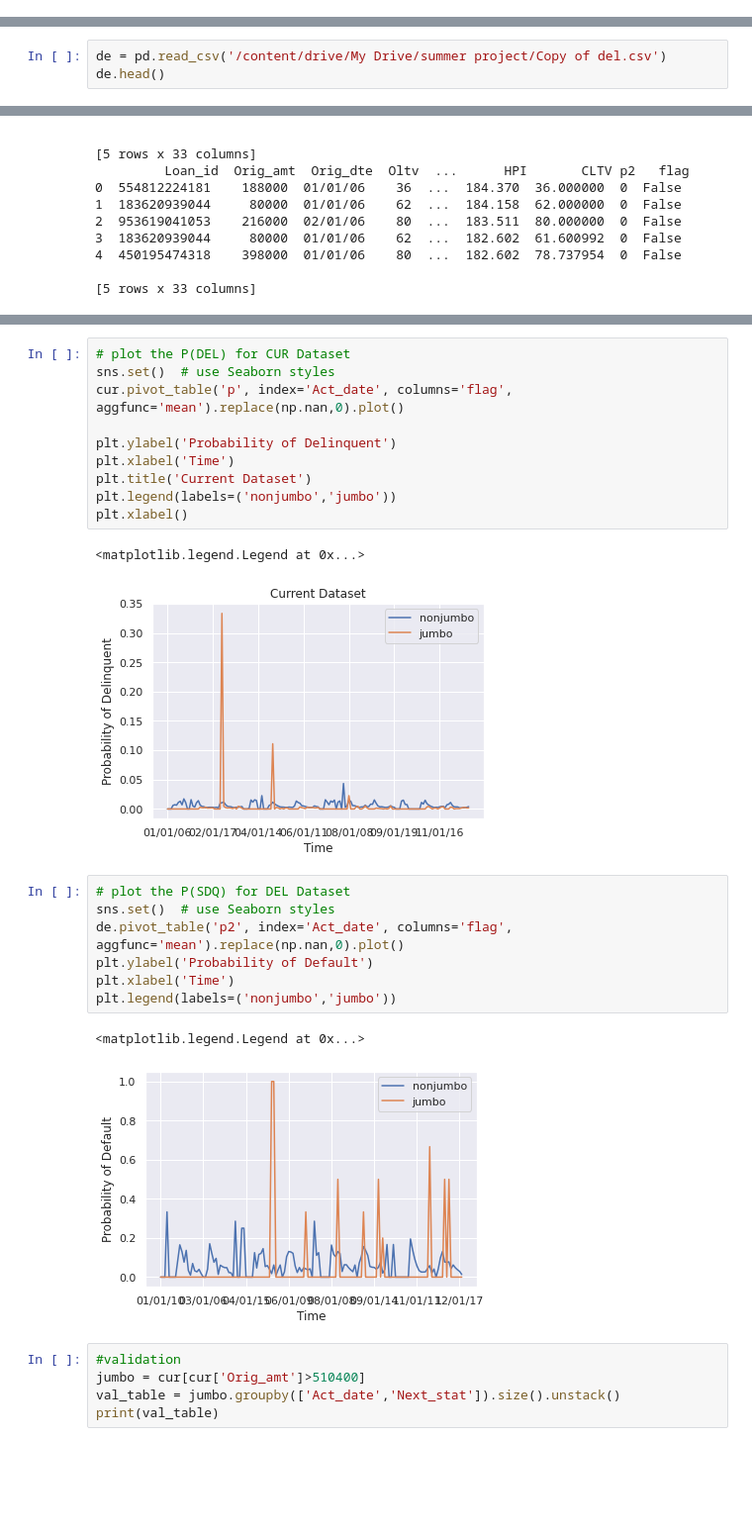
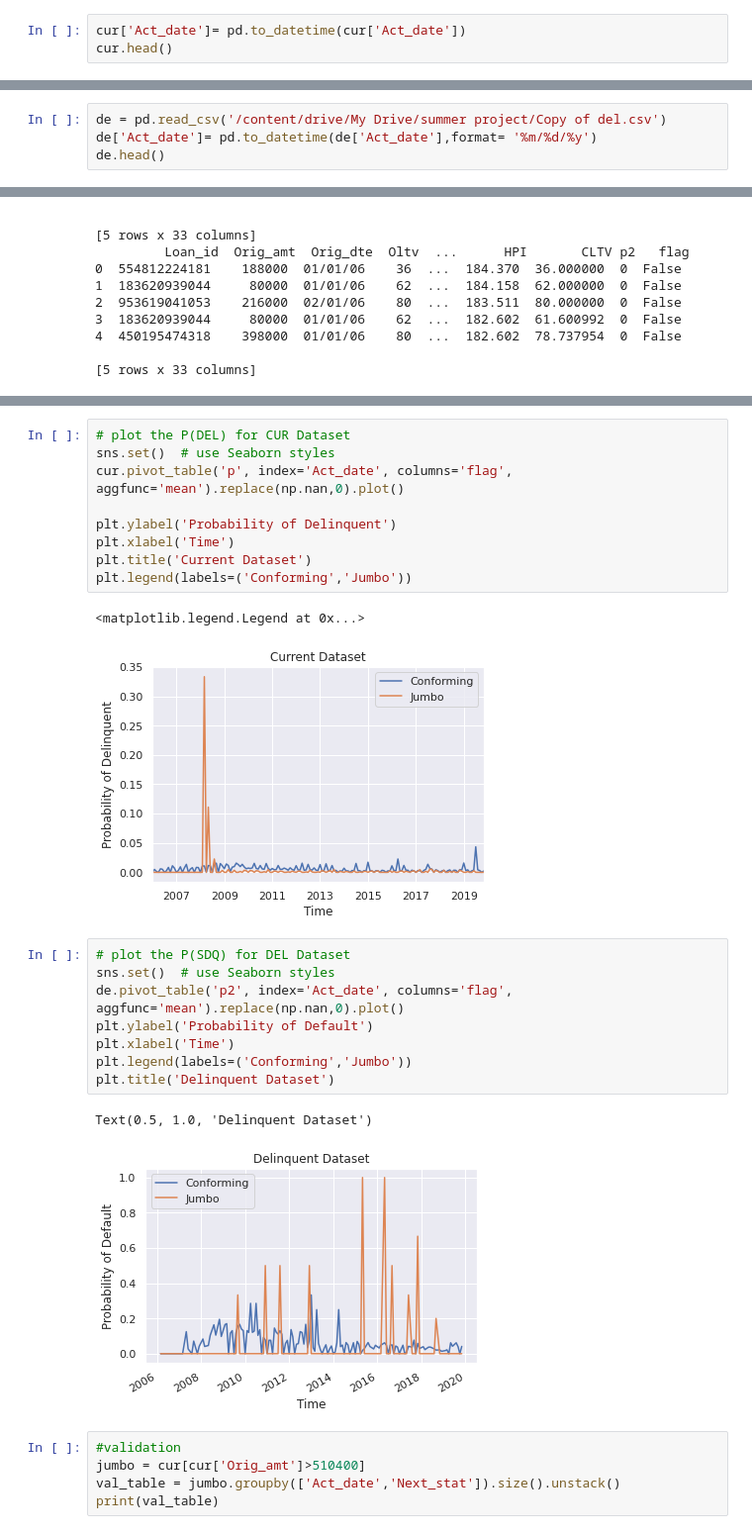
Before and after one commit to ArjavMehta01/Truist-Credit_Risk_SAS, a Jupyter notebook: quarterly.ipynb, the cells around one changed output, grey strips where cells are left out. Shown at 99% size. Cells and saved outputs as stored; diff of their text form; blank space fills up the shorter version.

```diff
--- a/quarterly.ipynb
+++ b/quarterly.ipynb
@@ -73,0 +66,3 @@ cur.head()
+# %%
+cur['Act_date']= pd.to_datetime(cur['Act_date'])
+cur.head()
@@ -74,5 +76,6 @@ cur.head()
 # %%
 de = pd.read_csv('/content/drive/My Drive/summer project/Copy of del.csv')
+de['Act_date']= pd.to_datetime(de['Act_date'],format= '%m/%d/%y')
 de.head()
 # %% [output]
 |  | Loan_id | Orig_amt | Orig_dte | Oltv | Dti | Cscore_b | Act_date | Curr_rte | Act_upb | Loan_age | ... |
@@ -197,21 +267,21 @@ cur.pivot_table('p', index='Act_date', columns='flag', aggfunc='mean').replace(n
 plt.ylabel('Probability of Delinquent')
 plt.xlabel('Time')
 plt.title('Current Dataset')
-plt.legend(labels=('nonjumbo','jumbo'))
-plt.xlabel()
+plt.legend(labels=('Conforming','Jumbo'))
 # %% [output]
 <matplotlib.legend.Legend at 0x...>
-[figure, old version]
+[figure, new version]
 # %%
 # plot the P(SDQ) for DEL Dataset
 sns.set()  # use Seaborn styles
 de.pivot_table('p2', index='Act_date', columns='flag', aggfunc='mean').replace(np.nan,0).plot()
 plt.ylabel('Probability of Default')
 plt.xlabel('Time')
-plt.legend(labels=('nonjumbo','jumbo'))
+plt.legend(labels=('Conforming','Jumbo'))
+plt.title('Delinquent Dataset')
 # %% [output]
-<matplotlib.legend.Legend at 0x...>
+Text(0.5, 1.0, 'Delinquent Dataset')
-[figure, old version]
+[figure, new version]
 # %%
 #validation
 jumbo = cur[cur['Orig_amt']>510400]
```
Also changed, not shown: parts of 8 cells of this notebook.
